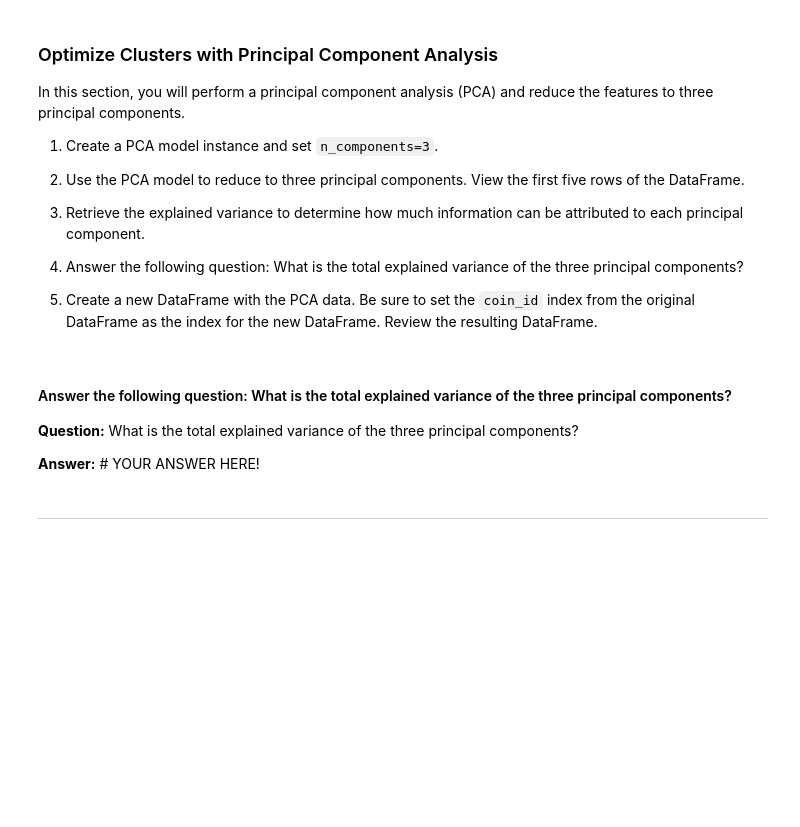
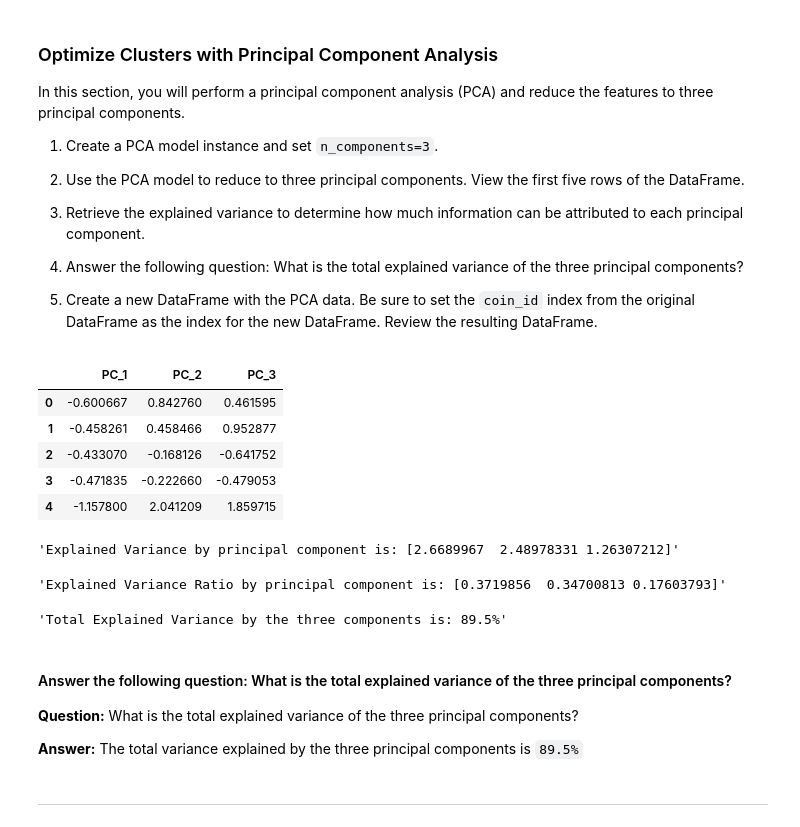
Before and after one commit to boz-tcm/unsupervised-learning-challenge, a Jupyter notebook: crypto_investments.ipynb, the cells around one changed output. Cells and saved outputs as stored; diff of their text form; code cells hidden in the pictures; blank space fills up the shorter version.

```diff
--- a/crypto_investments.ipynb
+++ b/crypto_investments.ipynb
@@ -331,9 +317,43 @@ In this section, you will perform a principal component analysis (PCA) and reduc
+# %%
+# Create a PCA model instance and set `n_components=3`.
+# Principal Component Analysis (PCA) model proposed to reduce cryptocurrency dataset features from 7 to 3
+pca_model_crypto_scaled = PCA(n_components=3) # Instantiate the PCA model object for 3 principal components
+# %%
+# Use the PCA model with `fit_transform` to reduce to
+# three principal components.
+# Use conditioned, or scaled, cryptocurrency market data in Principal Component Analysis (PCA)
+pca_model_crypto_scaled_fit = pca_model_crypto_scaled.fit_transform(df_market_data_scaled) # As with KMeans model fit, PCA model fit returns an array
+#display(pca_model_fit_crypto_scaled)
+
+# View the first five rows of the DataFrame.
+# Convert PCA model fit output from array to DataFrame
+pca_model_crypto_scaled_fit_df = pd.DataFrame(pca_model_crypto_scaled_fit, columns=['PC_1', 'PC_2', 'PC_3'])
+display(pca_model_crypto_scaled_fit_df.head(5))
+# %% [output]
+|  | PC_1 | PC_2 | PC_3 |
+| 0 | -0.600667 | 0.842760 | 0.461595 |
+| 1 | -0.458261 | 0.458466 | 0.952877 |
+| 2 | -0.433070 | -0.168126 | -0.641752 |
+| 3 | -0.471835 | -0.222660 | -0.479053 |
+| 4 | -1.157800 | 2.041209 | 1.859715 |
+# %%
+# Retrieve the explained variance to determine how much information
+# can be attributed to each principal component.
+pca_model_crypto_scaled_explained_var = pca_model_crypto_scaled.explained_variance_
+pca_model_crypto_scaled_explained_var_ratio = pca_model_crypto_scaled.explained_variance_ratio_
+display(f"Explained Variance by principal component is: {pca_model_crypto_scaled_explained_var}")
+display(f"Explained Variance Ratio by principal component is: {pca_model_crypto_scaled_explained_var_ratio}")
+display(f"Total Explained Variance by the three components is: {sum(pca_model_crypto_scaled_explained_var_ratio)*100:.1f}%")
+# %% [output]
+'Explained Variance by principal component is: [2.6689967  2.48978331 1.26307212]'
+'Explained Variance Ratio by principal component is: [0.3719856  0.34700813 0.17603793]'
+'Total Explained Variance by the three components is: 89.5%'
 # %% [markdown]
 #### Answer the following question: What is the total explained variance of the three principal components?
 
 **Question:** What is the total explained variance of the three principal components?
 
-**Answer:** # YOUR ANSWER HERE!
+**Answer:** The total variance explained by the three principal components is `89.5%`
 # %%
 # Create a new DataFrame with the PCA data.
 # Note: The code for this step is provided for you
```
Also changed, not shown: parts of 4 cells of this notebook.
